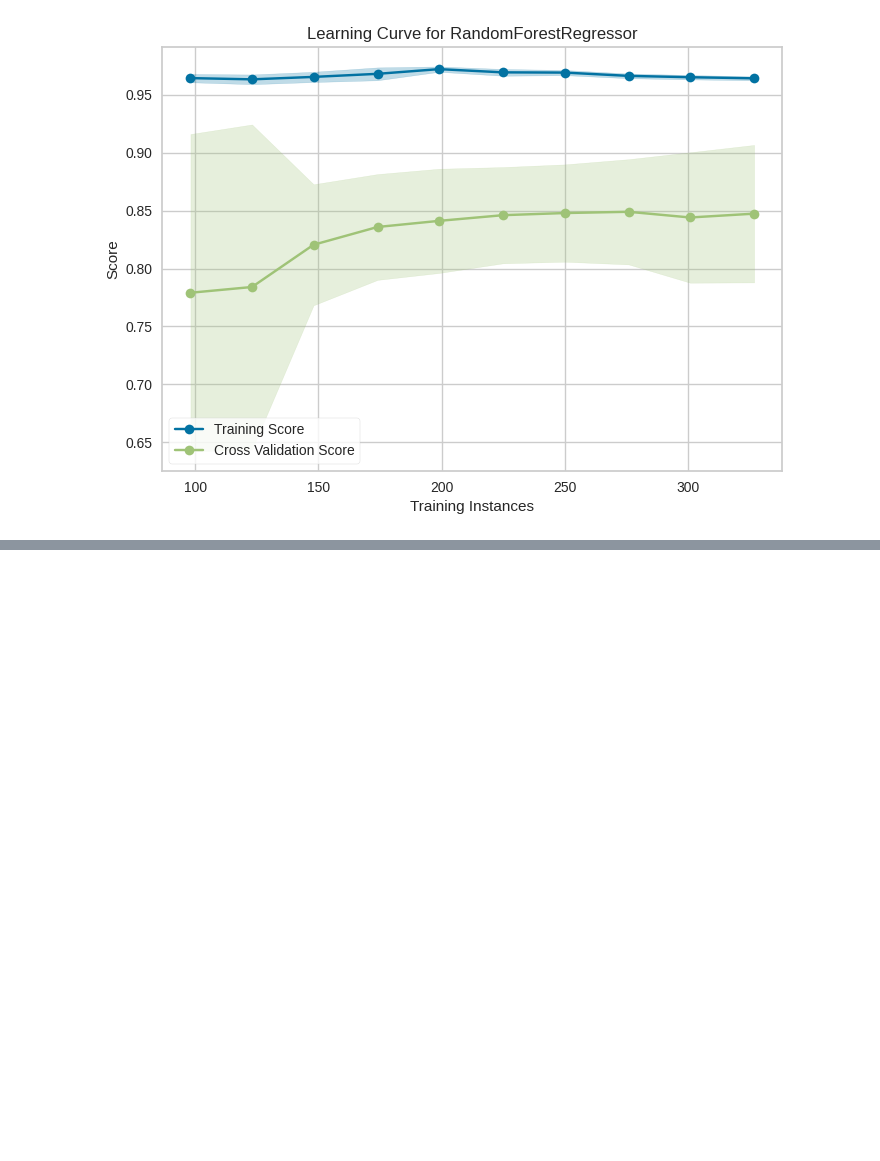
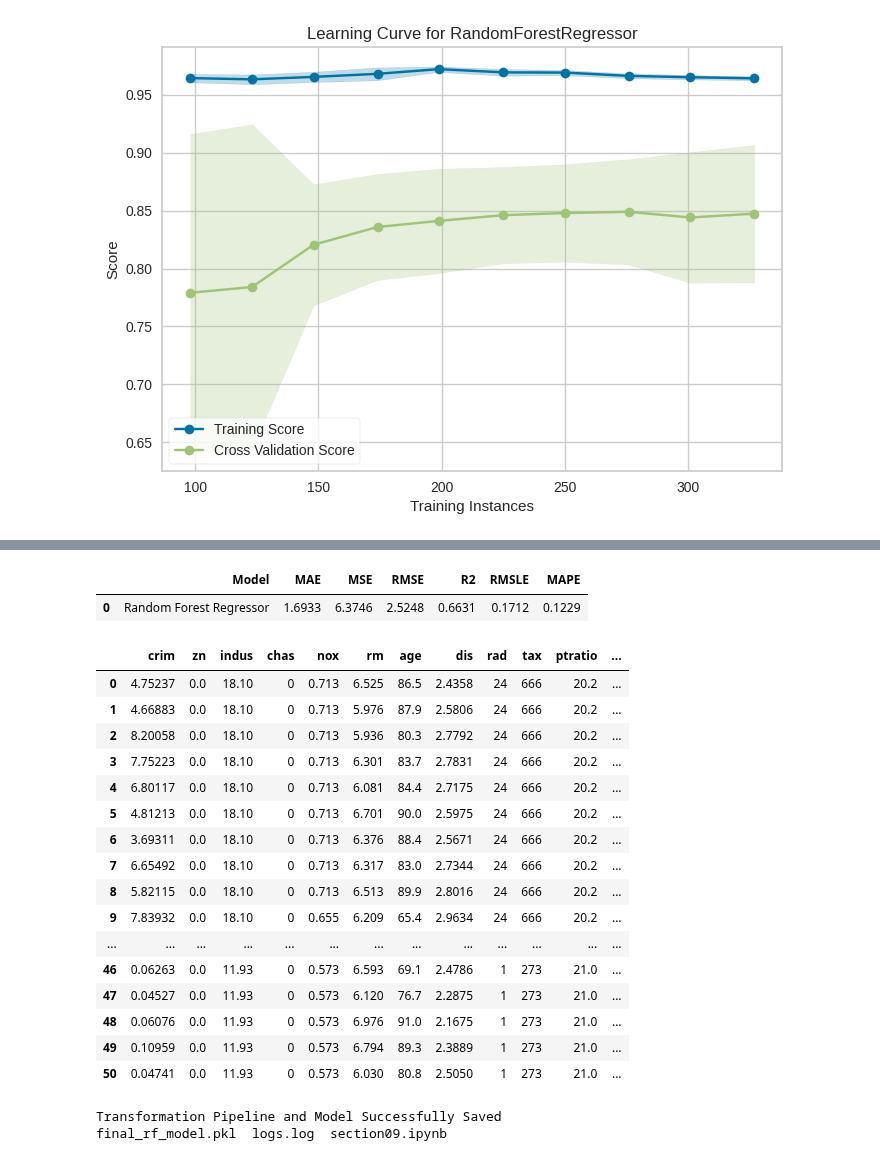
Before and after one commit to 1024xx4/ai_model_building_100, a Jupyter notebook: section09/section09.ipynb, the cells around one changed output, grey strips where cells are left out. Cells and saved outputs as stored; diff of their text form; code cells hidden in the pictures; blank space fills up the shorter version.

Commit message:
Feat: PyCaret で 回帰 Model を完成させて再利用する#29

```diff
--- a/section09/section09.ipynb
+++ b/section09/section09.ipynb
@@ -277,0 +280,4 @@ plot_model(tuned_rf, 'learning')
+# %%
+# Model の確定
+final_rf = finalize_model(tuned_rf)
+final_rf
@@ -277,0 +313,33 @@ plot_model(tuned_rf, 'learning')
+# %%
+# 未見 Data で推論
+predictions = predict_model(final_rf, data=boston_data_unseen)  # 未見Data である、boston_data_unseen を指定して推論を実施。
+    # 予測値は Label として追加される
+display(predictions)
+# %% [output]
+|  | Model | MAE | MSE | RMSE | R2 | RMSLE | MAPE |
+| 0 | Random Forest Regressor | 1.6933 | 6.3746 | 2.5248 | 0.6631 | 0.1712 | 0.1229 |
+|  | crim | zn | indus | chas | nox | rm | age | dis | rad | tax | ptratio | ... |
+| 0 | 4.75237 | 0.0 | 18.10 | 0 | 0.713 | 6.525 | 86.5 | 2.4358 | 24 | 666 | 20.2 | ... |
+| 1 | 4.66883 | 0.0 | 18.10 | 0 | 0.713 | 5.976 | 87.9 | 2.5806 | 24 | 666 | 20.2 | ... |
+| 2 | 8.20058 | 0.0 | 18.10 | 0 | 0.713 | 5.936 | 80.3 | 2.7792 | 24 | 666 | 20.2 | ... |
+| 3 | 7.75223 | 0.0 | 18.10 | 0 | 0.713 | 6.301 | 83.7 | 2.7831 | 24 | 666 | 20.2 | ... |
+| 4 | 6.80117 | 0.0 | 18.10 | 0 | 0.713 | 6.081 | 84.4 | 2.7175 | 24 | 666 | 20.2 | ... |
+| 5 | 4.81213 | 0.0 | 18.10 | 0 | 0.713 | 6.701 | 90.0 | 2.5975 | 24 | 666 | 20.2 | ... |
+| 6 | 3.69311 | 0.0 | 18.10 | 0 | 0.713 | 6.376 | 88.4 | 2.5671 | 24 | 666 | 20.2 | ... |
+| 7 | 6.65492 | 0.0 | 18.10 | 0 | 0.713 | 6.317 | 83.0 | 2.7344 | 24 | 666 | 20.2 | ... |
+| 8 | 5.82115 | 0.0 | 18.10 | 0 | 0.713 | 6.513 | 89.9 | 2.8016 | 24 | 666 | 20.2 | ... |
+| 9 | 7.83932 | 0.0 | 18.10 | 0 | 0.655 | 6.209 | 65.4 | 2.9634 | 24 | 666 | 20.2 | ... |
+| ... | ... | ... | ... | ... | ... | ... | ... | ... | ... | ... | ... | ... |
+| 46 | 0.06263 | 0.0 | 11.93 | 0 | 0.573 | 6.593 | 69.1 | 2.4786 | 1 | 273 | 21.0 | ... |
+| 47 | 0.04527 | 0.0 | 11.93 | 0 | 0.573 | 6.120 | 76.7 | 2.2875 | 1 | 273 | 21.0 | ... |
+| 48 | 0.06076 | 0.0 | 11.93 | 0 | 0.573 | 6.976 | 91.0 | 2.1675 | 1 | 273 | 21.0 | ... |
+| 49 | 0.10959 | 0.0 | 11.93 | 0 | 0.573 | 6.794 | 89.3 | 2.3889 | 1 | 273 | 21.0 | ... |
+| 50 | 0.04741 | 0.0 | 11.93 | 0 | 0.573 | 6.030 | 80.8 | 2.5050 | 1 | 273 | 21.0 | ... |
+# %%
+# Model の保存
+save_model(final_rf, model_name='final_rf_model')  # model_name= に任意の File名を指定。Pickle として保存される。
+    # 学習済み Model だけでなく、前処理の定義等、Pipeline ごとに保存される。
+%ls
+# %% [output]
+Transformation Pipeline and Model Successfully Saved
+final_rf_model.pkl  logs.log  section09.ipynb
```
Also changed, not shown: parts of 7 cells of this notebook, 1 other file.
